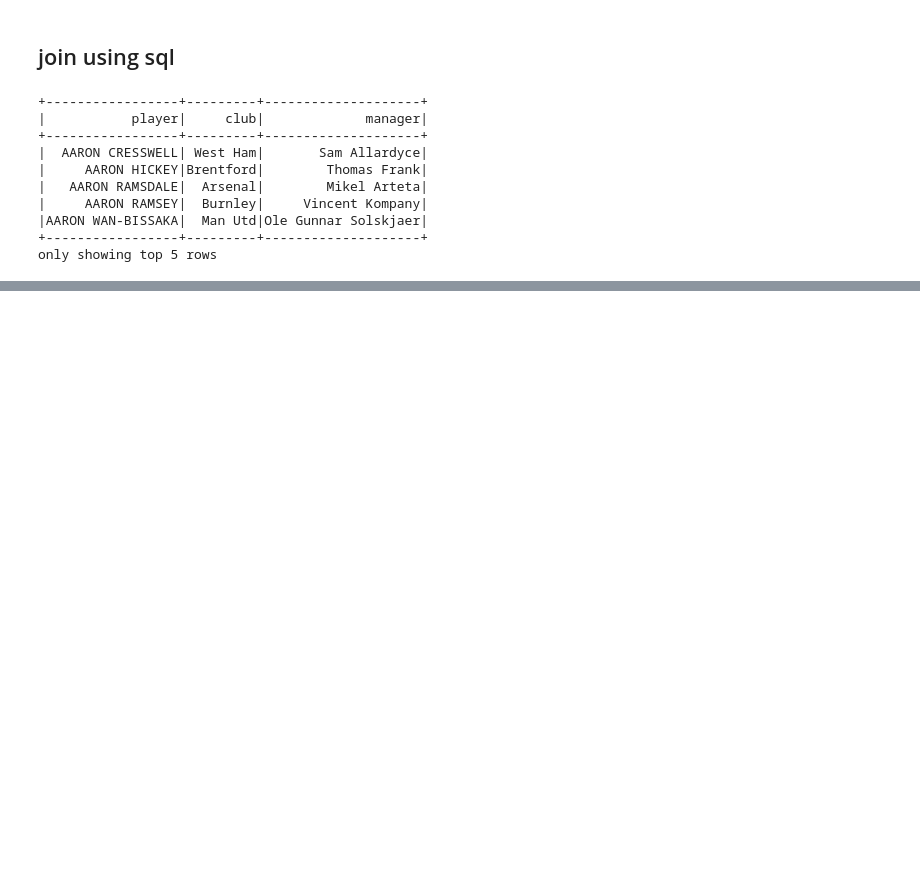
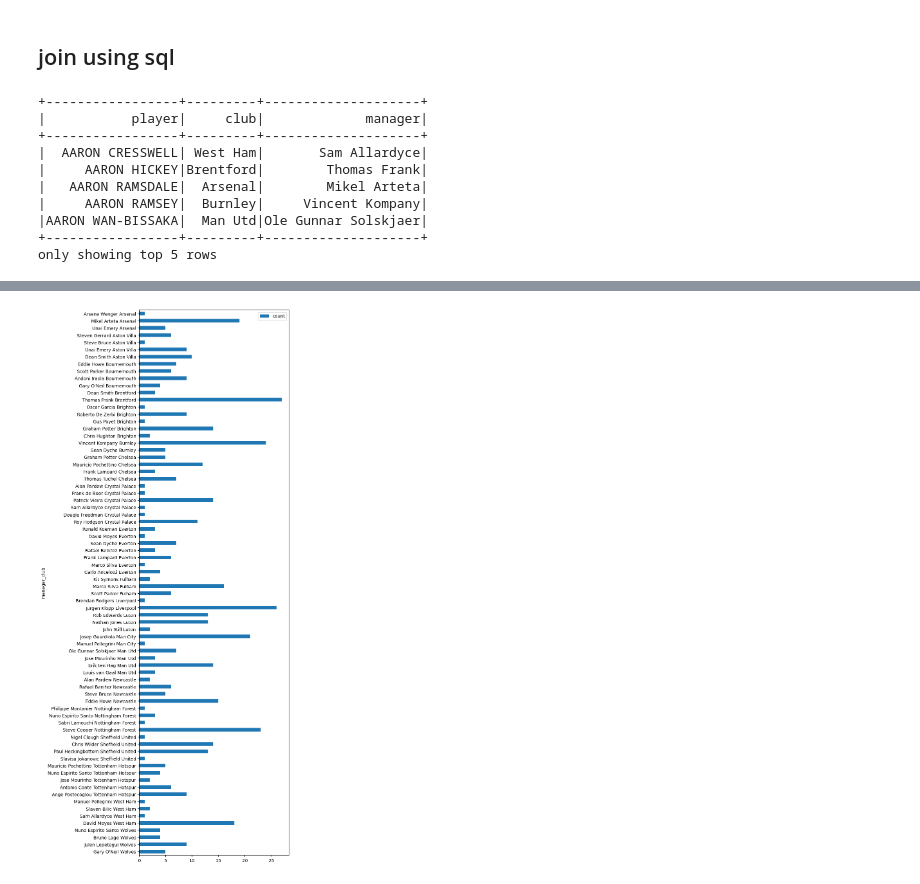
Before and after one commit to danharr/data-engineer-showcase, a Jupyter notebook: pyspark/player_data_etl.ipynb, the cells around one changed output, grey strips where cells are left out. Saved outputs shown, nothing was run; the diff lists cells and outputs as text; code cells hidden in the pictures; blank space fills up the shorter version.

Commit message:
tidied charts

```diff
--- a/pyspark/player_data_etl.ipynb
+++ b/pyspark/player_data_etl.ipynb
@@ -145,11 +141,0 @@ pandas_df = agg_df.toPandas()
-# %%
-teams = agg_df.select("club").distinct().rdd.flatMap(lambda x: x).collect()
-plt.rcParams.update({'font.size': 8})
-for x in teams:
-    rslt_df = pandas_df[pandas_df['club'] == x]
-    rslt_df.pivot(index="manager", columns="club", values="count").plot.barh(figsize=(2,2))
-    plt.title(x)
-    plt.ylabel(None)
-    plt.xticks(rotation=90)
-    plt.legend().set_visible(False)
-    plt.show()
@@ -169,0 +142,14 @@ for x in teams:
+# %%
+from matplotlib import pyplot as plt
+from pyspark.sql import functions as F
+bar_chart_data = agg_df.withColumn(
+    "manager_club",
+    F.concat("manager", F.lit(" "), "club")
+).filter(agg_df.manager!="NULL").orderBy(agg_df.club, ascending=False)
+
+#bar_chart_data.show()
+pandas_df = bar_chart_data.toPandas()
+
+chart = pandas_df.plot.barh(x='manager_club', y='count',figsize=(6,22))
+# %% [output]
+[figure, added]
```
Also changed, not shown: parts of 3 cells of this notebook.
